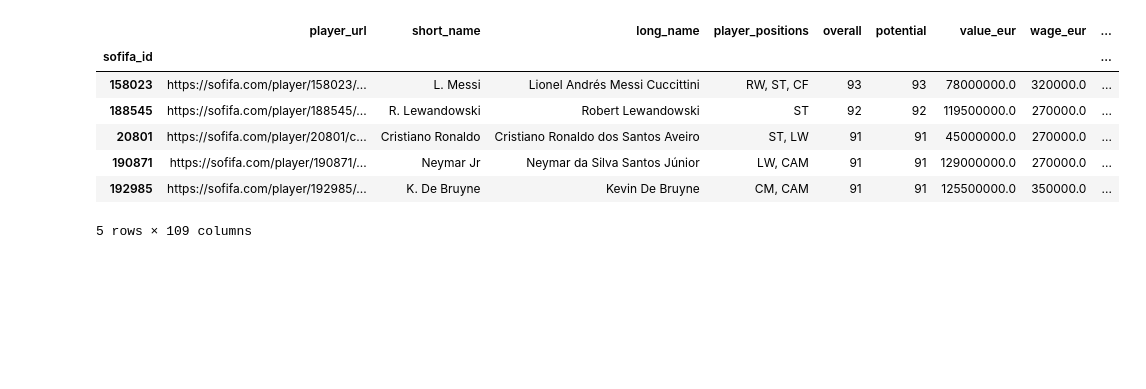
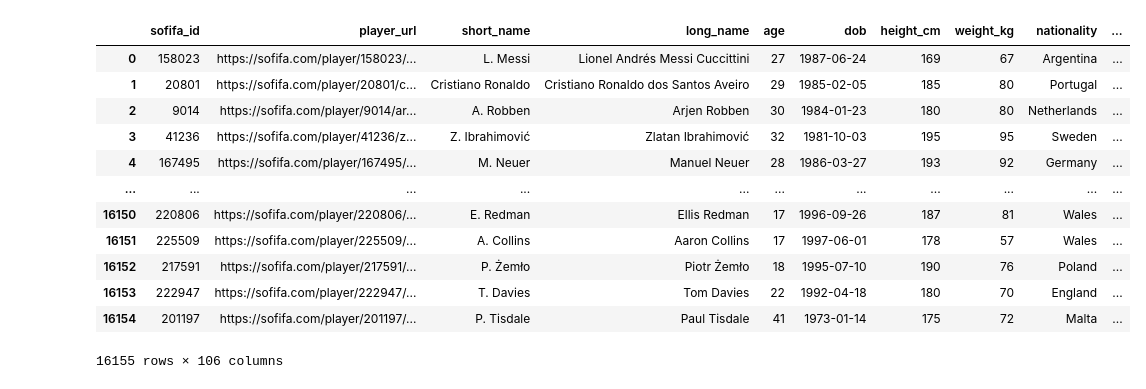
Before and after one commit to Prav040/Football_Analysis, a Jupyter notebook: Fifa/Kmeans_players22.ipynb, the cells around one changed output. Saved outputs shown, nothing was run; the diff lists cells and outputs as text; code cells hidden in the pictures; blank space fills up the shorter version.

```diff
--- a/Fifa/Kmeans_players22.ipynb
+++ b/Fifa/Kmeans_players22.ipynb
@@ -1,18 +1,26 @@
 # %%
 import pandas as pd
-# %%
-data = pd.read_csv('players_22.csv', index_col=0)
-# %%
-data.head()
-# %% [output]
-|  | player_url | short_name | long_name | player_positions | overall | potential | value_eur | wage_eur | ... |
-| sofifa_id |  |  |  |  |  |  |  |  | ... |
-| 158023 | https://sofifa.com/player/158023/... | L. Messi | Lionel Andrés Messi Cuccittini | RW, ST, CF | 93 | 93 | 78000000.0 | 320000.0 | ... |
-| 188545 | https://sofifa.com/player/188545/... | R. Lewandowski | Robert Lewandowski | ST | 92 | 92 | 119500000.0 | 270000.0 | ... |
-| 20801 | https://sofifa.com/player/20801/c... | Cristiano Ronaldo | Cristiano Ronaldo dos Santos Aveiro | ST, LW | 91 | 91 | 45000000.0 | 270000.0 | ... |
-| 190871 | https://sofifa.com/player/190871/... | Neymar Jr | Neymar da Silva Santos Júnior | LW, CAM | 91 | 91 | 129000000.0 | 270000.0 | ... |
-| 192985 | https://sofifa.com/player/192985/... | K. De Bruyne | Kevin De Bruyne | CM, CAM | 91 | 91 | 125500000.0 | 350000.0 | ... |
-5 rows × 109 columns
-# %%
-data.describe().columns
-data = data[data.overall > 80]
+# %%
+def readcsv(dateiname):
+    data = pd.read_csv(dateiname)
+
+    return data
+# %%
+df = readcsv('players_15.csv')
+
+
+df
+# %% [output]
+|  | sofifa_id | player_url | short_name | long_name | age | dob | height_cm | weight_kg | nationality | ... |
+| 0 | 158023 | https://sofifa.com/player/158023/... | L. Messi | Lionel Andrés Messi Cuccittini | 27 | 1987-06-24 | 169 | 67 | Argentina | ... |
+| 1 | 20801 | https://sofifa.com/player/20801/c... | Cristiano Ronaldo | Cristiano Ronaldo dos Santos Aveiro | 29 | 1985-02-05 | 185 | 80 | Portugal | ... |
+| 2 | 9014 | https://sofifa.com/player/9014/ar... | A. Robben | Arjen Robben | 30 | 1984-01-23 | 180 | 80 | Netherlands | ... |
+| 3 | 41236 | https://sofifa.com/player/41236/z... | Z. Ibrahimović | Zlatan Ibrahimović | 32 | 1981-10-03 | 195 | 95 | Sweden | ... |
+| 4 | 167495 | https://sofifa.com/player/167495/... | M. Neuer | Manuel Neuer | 28 | 1986-03-27 | 193 | 92 | Germany | ... |
+| ... | ... | ... | ... | ... | ... | ... | ... | ... | ... | ... |
+| 16150 | 220806 | https://sofifa.com/player/220806/... | E. Redman | Ellis Redman | 17 | 1996-09-26 | 187 | 81 | Wales | ... |
+| 16151 | 225509 | https://sofifa.com/player/225509/... | A. Collins | Aaron Collins | 17 | 1997-06-01 | 178 | 57 | Wales | ... |
+| 16152 | 217591 | https://sofifa.com/player/217591/... | P. Żemło | Piotr Żemło | 18 | 1995-07-10 | 190 | 76 | Poland | ... |
+| 16153 | 222947 | https://sofifa.com/player/222947/... | T. Davies | Tom Davies | 22 | 1992-04-18 | 180 | 70 | England | ... |
+| 16154 | 201197 | https://sofifa.com/player/201197/... | P. Tisdale | Paul Tisdale | 41 | 1973-01-14 | 175 | 72 | Malta | ... |
+16155 rows × 106 columns
```
Also changed, not shown: parts of 19 cells of this notebook, 8 other files.
